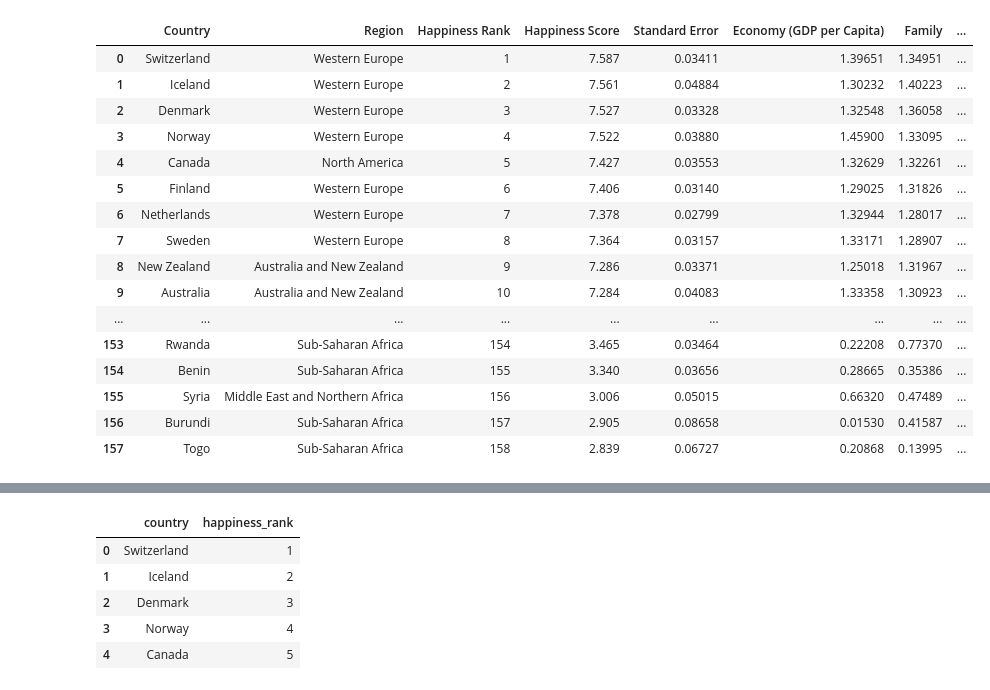
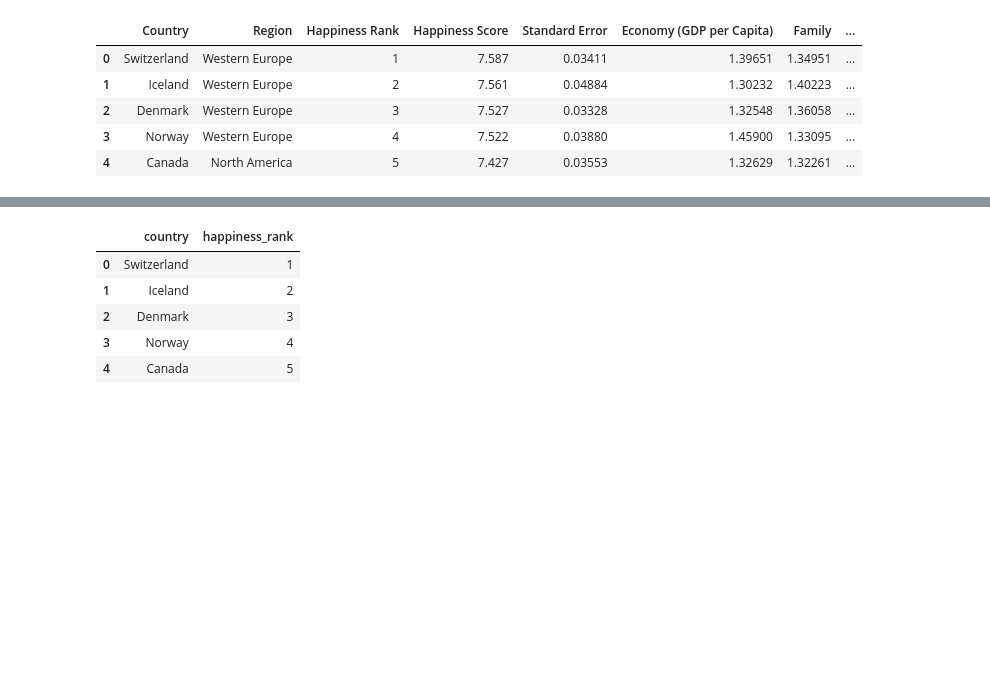
Before and after one commit to Jinzi860209/ETL-Project, a Jupyter notebook: GDP.ipynb, the cells around one changed output, grey strips where cells are left out. Drawn from its saved outputs; the diff is of its cells as text; code cells hidden in the pictures; blank space fills up the shorter version.

```diff
--- a/GDP.ipynb
+++ b/GDP.ipynb
@@ -53,25 +34,14 @@ gdp_trans
 # %%
 world_happiness = "./Resources/World_Happiness_Data/2015.csv"
 world_happiness_df = pd.read_csv(world_happiness)
-world_happiness_df
+world_happiness_df.head()
 # %% [output]
 |  | Country | Region | Happiness Rank | Happiness Score | Standard Error | Economy (GDP per Capita) | Family | ... |
 | 0 | Switzerland | Western Europe | 1 | 7.587 | 0.03411 | 1.39651 | 1.34951 | ... |
 | 1 | Iceland | Western Europe | 2 | 7.561 | 0.04884 | 1.30232 | 1.40223 | ... |
 | 2 | Denmark | Western Europe | 3 | 7.527 | 0.03328 | 1.32548 | 1.36058 | ... |
 | 3 | Norway | Western Europe | 4 | 7.522 | 0.03880 | 1.45900 | 1.33095 | ... |
 | 4 | Canada | North America | 5 | 7.427 | 0.03553 | 1.32629 | 1.32261 | ... |
-| 5 | Finland | Western Europe | 6 | 7.406 | 0.03140 | 1.29025 | 1.31826 | ... |
-| 6 | Netherlands | Western Europe | 7 | 7.378 | 0.02799 | 1.32944 | 1.28017 | ... |
-| 7 | Sweden | Western Europe | 8 | 7.364 | 0.03157 | 1.33171 | 1.28907 | ... |
-| 8 | New Zealand | Australia and New Zealand | 9 | 7.286 | 0.03371 | 1.25018 | 1.31967 | ... |
-| 9 | Australia | Australia and New Zealand | 10 | 7.284 | 0.04083 | 1.33358 | 1.30923 | ... |
-| ... | ... | ... | ... | ... | ... | ... | ... | ... |
-| 153 | Rwanda | Sub-Saharan Africa | 154 | 3.465 | 0.03464 | 0.22208 | 0.77370 | ... |
-| 154 | Benin | Sub-Saharan Africa | 155 | 3.340 | 0.03656 | 0.28665 | 0.35386 | ... |
-| 155 | Syria | Middle East and Northern Africa | 156 | 3.006 | 0.05015 | 0.66320 | 0.47489 | ... |
-| 156 | Burundi | Sub-Saharan Africa | 157 | 2.905 | 0.08658 | 0.01530 | 0.41587 | ... |
-| 157 | Togo | Sub-Saharan Africa | 158 | 2.839 | 0.06727 | 0.20868 | 0.13995 | ... |
 # %%
 # Find just the happiness dataset countries to compare to GDP
 wh_country = ["Country"]
```
Also changed, not shown: parts of 19 cells of this notebook.
